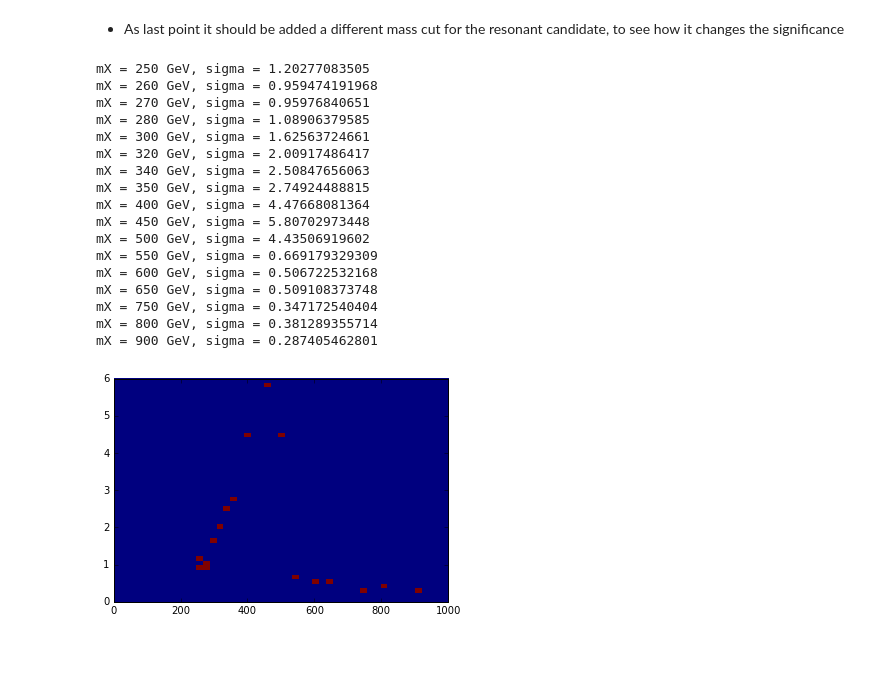
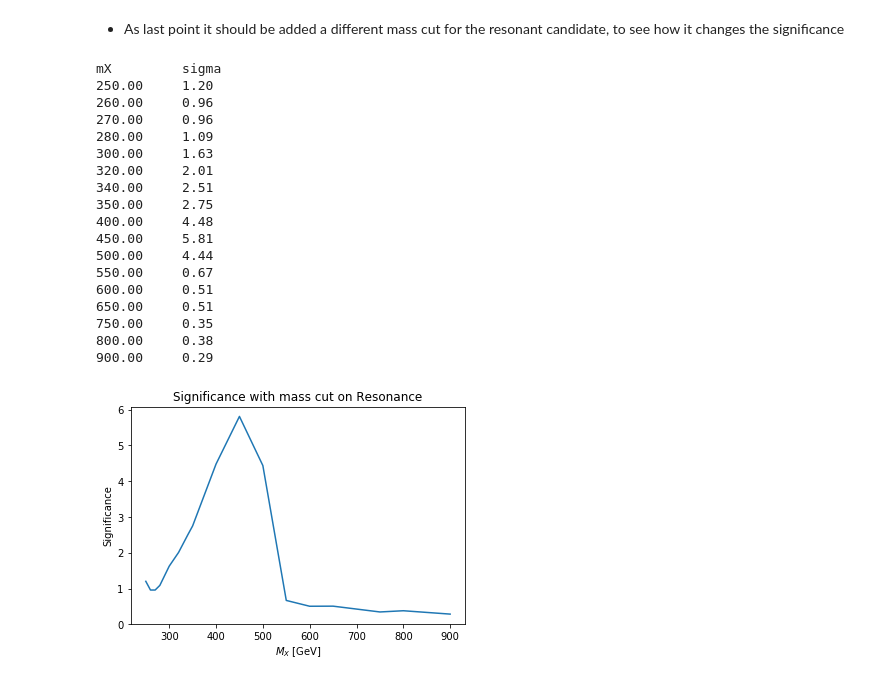
Before and after one commit to hh-italian-group/hh-bbtautau, a Jupyter notebook: Instruments/notebook/SignificanceEstimation.ipynb, the cells around one changed output. Cells and saved outputs as stored; diff of their text form; code cells hidden in the pictures; blank space fills up the shorter version.

```diff
--- a/Instruments/notebook/SignificanceEstimation.ipynb
+++ b/Instruments/notebook/SignificanceEstimation.ipynb
@@ -22,9 +42,10 @@ class Samples:
 # %% [markdown]
 Open the file, called anaTuples, which are different for each channel. Then create a pandas DataFrame.
 # %%
-path = "/gpfs/ddn/cms/user/cmsdas/2019/hh_bbtautau/anaTuples/"
-#path = "/Users/Tita/Desktop/Run2_analysis_hh_bbtautau/anaTuples/"
+#path = "/gpfs/ddn/cms/user/cmsdas/2019/hh_bbtautau/anaTuples/"
+path = "/Users/Tita/Desktop/Run2_analysis_hh_bbtautau/anaTuples/"
 #path = "./anaTuples/"
+#path = "/eos/home-m/mgrippo/CMSDAS_2019_hh_bbtautau/anaTuples/"
 
 samples = {'eTau': "eTau_tuple.root", 'muTau': "muTau_tuple.root", 'tauTau': "tauTau_tuple.root"}
 channel = "tauTau"
@@ -115,37 +148,43 @@ mX = 900 GeV, sigma = 11.9150402873
 # %%
 m_ttbb = df.m_ttbb_kinfit
 
 mX_cut_low = m_ttbb > 250
 mX_cut_high = m_ttbb < 500
 mX_cut = mX_cut_low & mX_cut_high
 
 sigma_mX_cut = np.zeros(len(mX))
 
+print('{:10} {:10}'.format('mX', 'sigma'))
+
 for n in range(len(mX)):
     n_s = np.sum(df[(df.sample_id == mX[n]) & presel & inside_ellipse & mX_cut].weight)
     n_b = np.sum(df[(df.sample_id > 0) & presel & inside_ellipse & mX_cut].weight)
     sigma_mX_cut[n] = n_s / math.sqrt(n_s + n_b)
-    print('mX = {} GeV, sigma = {}'.format(-mX[n], sigma_mX_cut[n]))
+    #print('mX = {} GeV, sigma = {}'.format(-mX[n], sigma_mX_cut[n]))
+    print('{:<10.2f} {:<10.2f}'.format(-mX[n], sigma_mX_cut[n]))
 
-bins_y_new = np.linspace(0, 6, num=50)
-sigma_mX_cut_plt = plt.hist2d(-mX[:], sigma_mX_cut[:], bins=[bins_x,bins_y_new])
+sigma_mX_cut = plt.plot(-mX, sigma_mX_cut)
+plt.xlabel(r'$M_X$ [GeV]')
+plt.ylabel(r'Significance')
+plt.title('Significance with mass cut on Resonance')
 plt.show()
 # %% [output]
-mX = 250 GeV, sigma = 1.20277083505
-mX = 260 GeV, sigma = 0.959474191968
-mX = 270 GeV, sigma = 0.95976840651
-mX = 280 GeV, sigma = 1.08906379585
-mX = 300 GeV, sigma = 1.62563724661
-mX = 320 GeV, sigma = 2.00917486417
-mX = 340 GeV, sigma = 2.50847656063
-mX = 350 GeV, sigma = 2.74924488815
-mX = 400 GeV, sigma = 4.47668081364
-mX = 450 GeV, sigma = 5.80702973448
-mX = 500 GeV, sigma = 4.43506919602
-mX = 550 GeV, sigma = 0.669179329309
-mX = 600 GeV, sigma = 0.506722532168
-mX = 650 GeV, sigma = 0.509108373748
-mX = 750 GeV, sigma = 0.347172540404
-mX = 800 GeV, sigma = 0.381289355714
-mX = 900 GeV, sigma = 0.287405462801
+mX         sigma
+250.00     1.20
+260.00     0.96
+270.00     0.96
+280.00     1.09
+300.00     1.63
+320.00     2.01
+340.00     2.51
+350.00     2.75
+400.00     4.48
+450.00     5.81
+500.00     4.44
+550.00     0.67
+600.00     0.51
+650.00     0.51
+750.00     0.35
+800.00     0.38
+900.00     0.29
-[figure, old version]
+[figure, new version]
```
Also changed, not shown: parts of 3 cells of this notebook, 1 other file.
